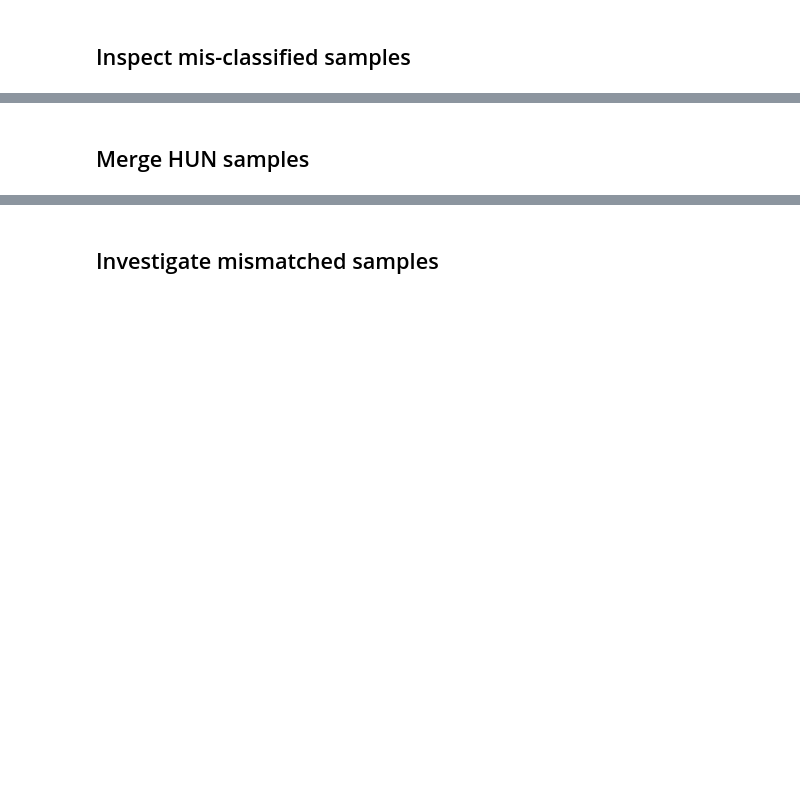
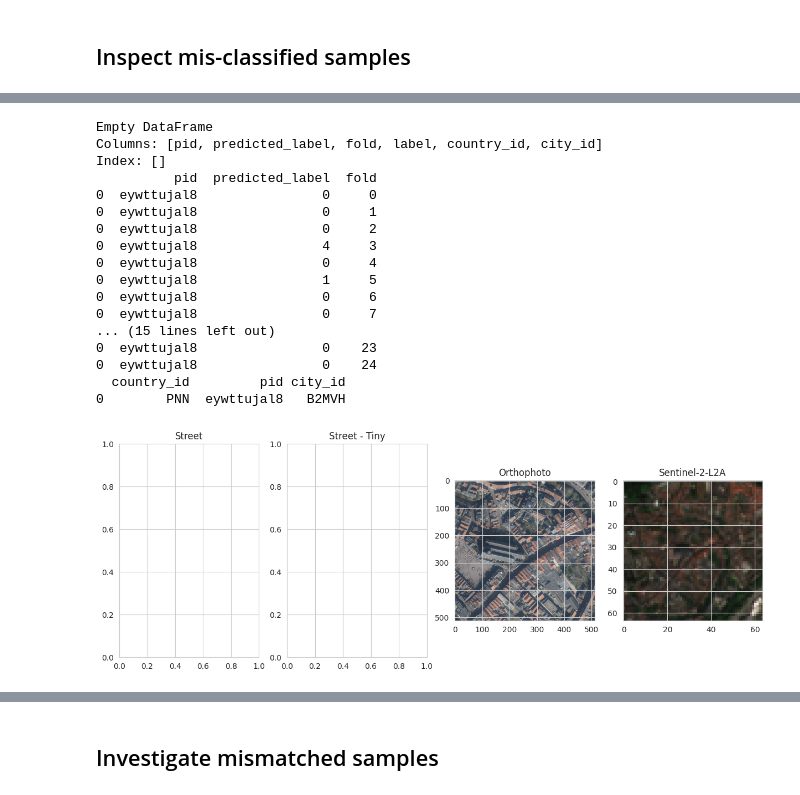
Before and after one commit to crlna16/ai4eo-map-your-city, a Jupyter notebook: notebooks/submissions.ipynb, the cells around one changed output, grey strips where cells are left out. Cells and saved outputs as stored; diff of their text form; code cells hidden in the pictures; blank space fills up the shorter version.

Commit message:
final submission

```diff
--- a/notebooks/submissions.ipynb
+++ b/notebooks/submissions.ipynb
@@ -172,3 +343,6 @@ valid_df_X = valid_df.query('fold in [5, 6, 7, 8, 9]') # excludes streetview
+# %%
+valid_df_M = valid_df.query('fold in @sub_folds') # includes all modalities
+valid_df_X = valid_df.query('fold == @dev_folds') # excludes streetview
 # %%
 dev_df_M,_,_ = get_best_class(valid_df_M)
 dev_df_X,_,_ = get_best_class(valid_df_X)
@@ -305,4 +609,21 @@ inspect_misclassified(0,6,)
 # %%
-inspect_sample(submission_modes['1'][360], 'test')
+inspect_sample(submission_modes['1'][0], 'test')
+# %% [output]
+Empty DataFrame
+Columns: [pid, predicted_label, fold, label, country_id, city_id]
+Index: []
+          pid  predicted_label  fold
+0  eywttujal8                0     0
+0  eywttujal8                0     1
+0  eywttujal8                0     2
+0  eywttujal8                4     3
+0  eywttujal8                0     4
+0  eywttujal8                1     5
+0  eywttujal8                0     6
+0  eywttujal8                0     7
+... (15 lines left out)
+0  eywttujal8                0    23
+0  eywttujal8                0    24
+  country_id         pid city_id
+0        PNN  eywttujal8   B2MVH
+[figure, added]
-# %% [markdown]
-## Merge HUN samples
```
Also changed, not shown: parts of 54 cells of this notebook, 3 other files.
